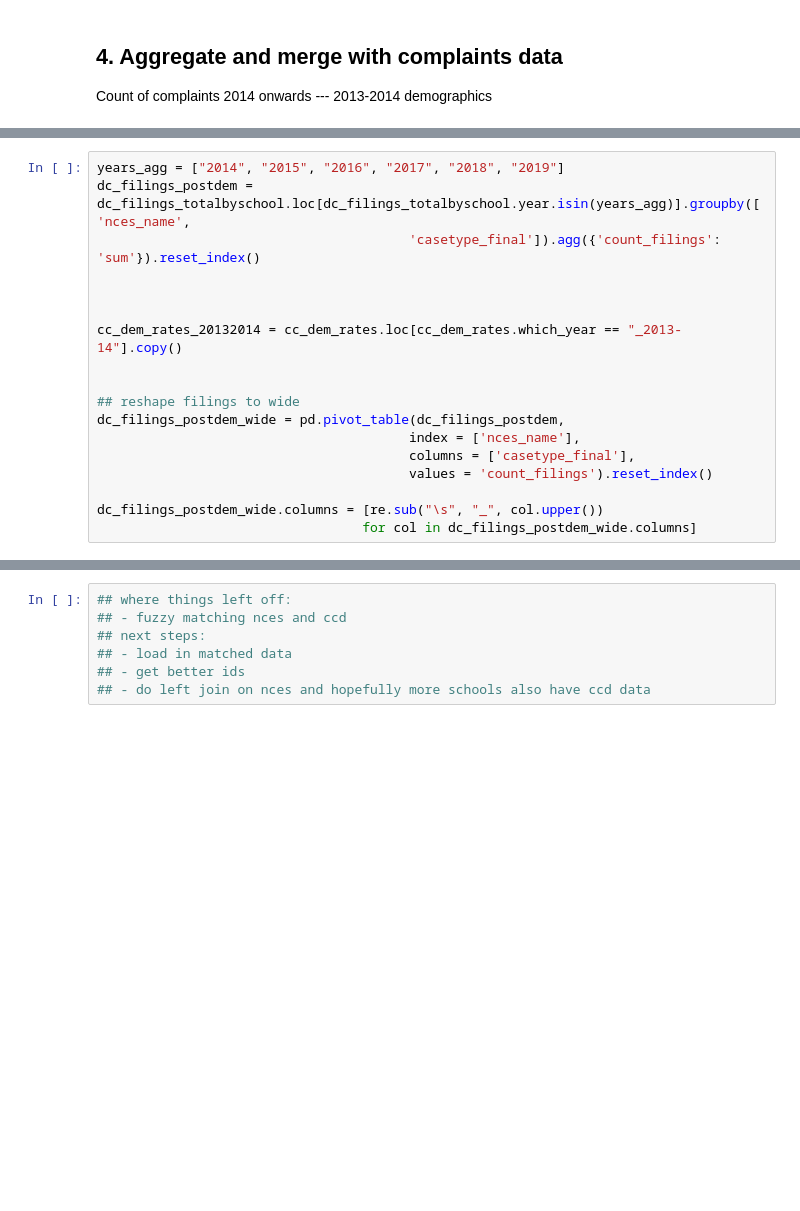
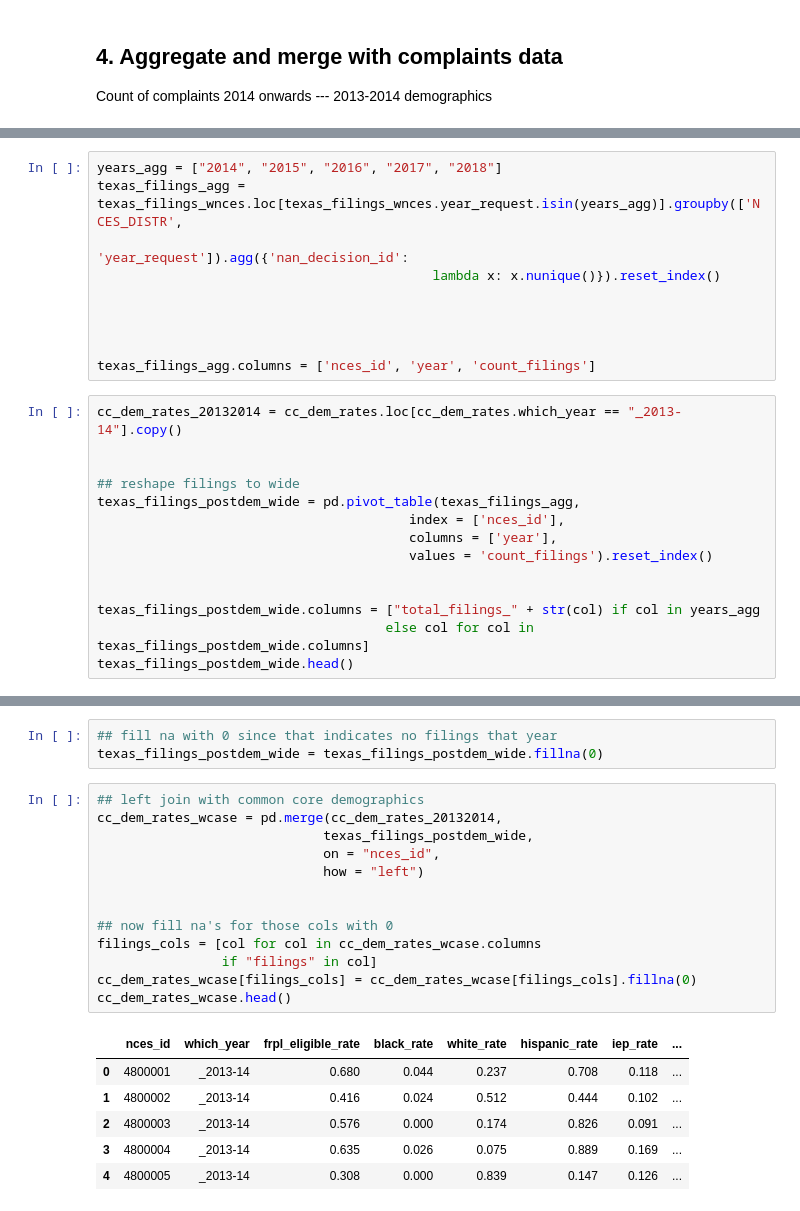
Before and after one commit to rebeccajohnson88/rights_towhat_chapter, a Jupyter notebook: code/texas_filings/01_merge_withdem_tx.ipynb, the cells around one changed output, grey strips where cells are left out. Saved outputs shown, nothing was run; the diff lists cells and outputs as text; blank space fills up the shorter version.

```diff
--- a/code/texas_filings/01_merge_withdem_tx.ipynb
+++ b/code/texas_filings/01_merge_withdem_tx.ipynb
@@ -880,18 +555,24 @@ Count of complaints 2014 onwards --- 2013-2014 demographics
+# %%
+years_agg = ["2014", "2015", "2016", "2017", "2018"]
+texas_filings_agg = texas_filings_wnces.loc[texas_filings_wnces.year_request.isin(years_agg)].groupby(['NCES_DISTR',
+                                                                    'year_request']).agg({'nan_decision_id':
+                                           lambda x: x.nunique()}).reset_index()
+
+
+
+
+texas_filings_agg.columns = ['nces_id', 'year', 'count_filings']
 # %%
-years_agg = ["2014", "2015", "2016", "2017", "2018", "2019"]
-dc_filings_postdem = dc_filings_totalbyschool.loc[dc_filings_totalbyschool.year.isin(years_agg)].groupby(['nces_name',
-                                        'casetype_final']).agg({'count_filings': 'sum'}).reset_index()
-
-
-
 cc_dem_rates_20132014 = cc_dem_rates.loc[cc_dem_rates.which_year == "_2013-14"].copy()
 
 
 ## reshape filings to wide
-dc_filings_postdem_wide = pd.pivot_table(dc_filings_postdem,
-                                        index = ['nces_name'],
-                                        columns = ['casetype_final'],
+texas_filings_postdem_wide = pd.pivot_table(texas_filings_agg,
+                                        index = ['nces_id'],
+                                        columns = ['year'],
                                         values = 'count_filings').reset_index()
 
-dc_filings_postdem_wide.columns = [re.sub("\s", "_", col.upper())
-                                  for col in dc_filings_postdem_wide.columns]
+
+texas_filings_postdem_wide.columns = ["total_filings_" + str(col) if col in years_agg
+                                     else col for col in texas_filings_postdem_wide.columns]
+texas_filings_postdem_wide.head()
@@ -992,7 +586,23 @@ Index(['nces_name', 'which_year', 'frpl_eligible_rate', 'black_rate',
-# %%
-## where things left off:
-## - fuzzy matching nces and ccd
-## next steps:
-## - load in matched data
-## - get better ids
-## - do left join on nces and hopefully more schools also have ccd data
+# %%
+## fill na with 0 since that indicates no filings that year
+texas_filings_postdem_wide = texas_filings_postdem_wide.fillna(0)
+# %%
+## left join with common core demographics
+cc_dem_rates_wcase = pd.merge(cc_dem_rates_20132014,
+                             texas_filings_postdem_wide,
+                             on = "nces_id",
+                             how = "left")
+
+
+## now fill na's for those cols with 0
+filings_cols = [col for col in cc_dem_rates_wcase.columns
+                if "filings" in col]
+cc_dem_rates_wcase[filings_cols] = cc_dem_rates_wcase[filings_cols].fillna(0)
+cc_dem_rates_wcase.head()
+# %% [output]
+|  | nces_id | which_year | frpl_eligible_rate | black_rate | white_rate | hispanic_rate | iep_rate | ... |
+| 0 | 4800001 | _2013-14 | 0.680 | 0.044 | 0.237 | 0.708 | 0.118 | ... |
+| 1 | 4800002 | _2013-14 | 0.416 | 0.024 | 0.512 | 0.444 | 0.102 | ... |
+| 2 | 4800003 | _2013-14 | 0.576 | 0.000 | 0.174 | 0.826 | 0.091 | ... |
+| 3 | 4800004 | _2013-14 | 0.635 | 0.026 | 0.075 | 0.889 | 0.169 | ... |
+| 4 | 4800005 | _2013-14 | 0.308 | 0.000 | 0.839 | 0.147 | 0.126 | ... |
```
Also changed, not shown: parts of 65 cells of this notebook.
